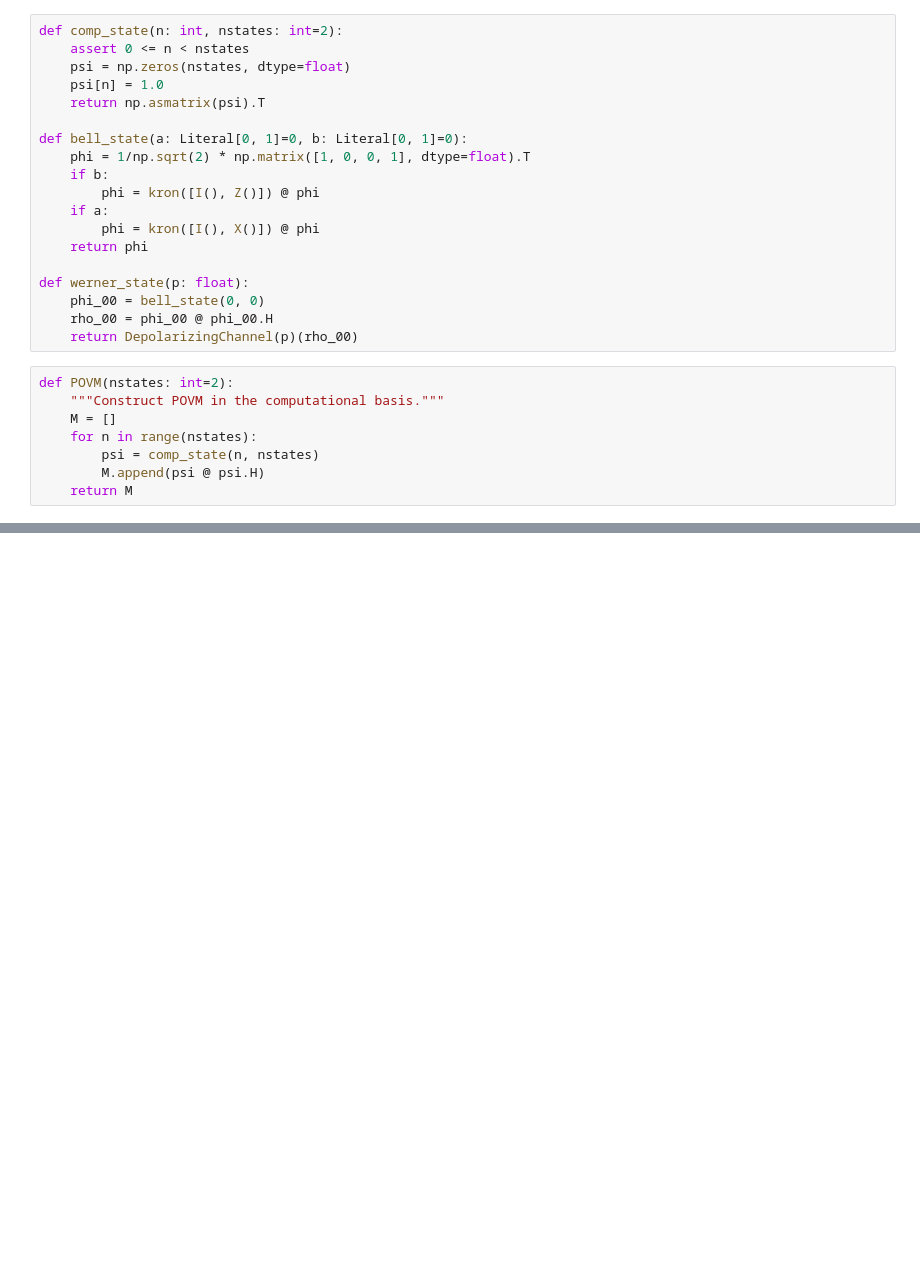
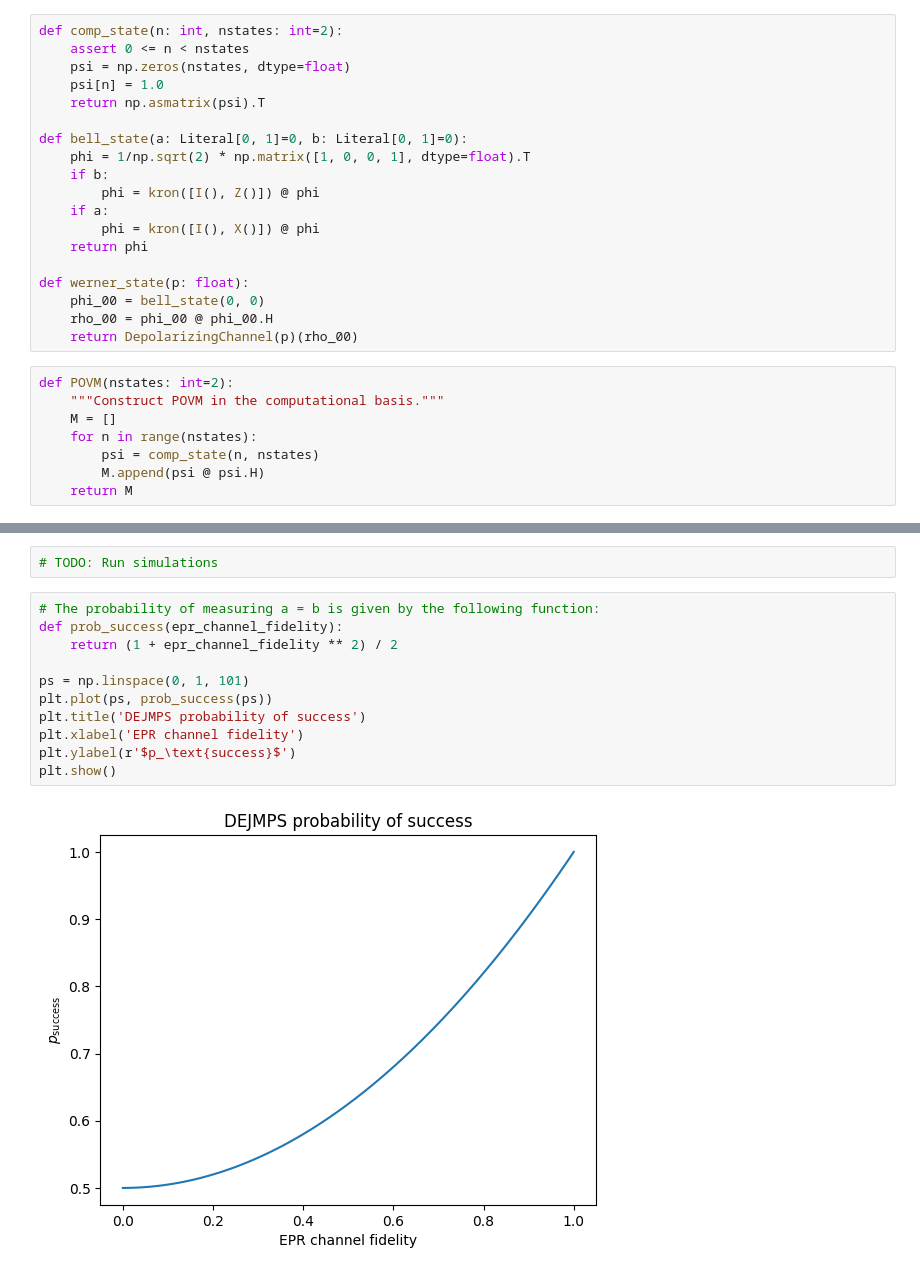
Before and after one commit to iDragos1234/CS4090, a Jupyter notebook: project/dejmps/dejmps_simulations.ipynb, the cells around one changed output, grey strips where cells are left out. Drawn from its saved outputs; the diff is of its cells as text; blank space fills up the shorter version.

```diff
--- a/project/dejmps/dejmps_simulations.ipynb
+++ b/project/dejmps/dejmps_simulations.ipynb
@@ -199,0 +263,15 @@ print(prob_00)
+# %%
+# TODO: Run simulations
+# %%
+# The probability of measuring a = b is given by the following function:
+def prob_success(epr_channel_fidelity):
+    return (1 + epr_channel_fidelity ** 2) / 2
+
+ps = np.linspace(0, 1, 101)
+plt.plot(ps, prob_success(ps))
+plt.title('DEJMPS probability of success')
+plt.xlabel('EPR channel fidelity')
+plt.ylabel(r'$p_\text{success}$')
+plt.show()
+# %% [output]
+[figure, added]
```
Also changed, not shown: parts of 6 cells of this notebook.
